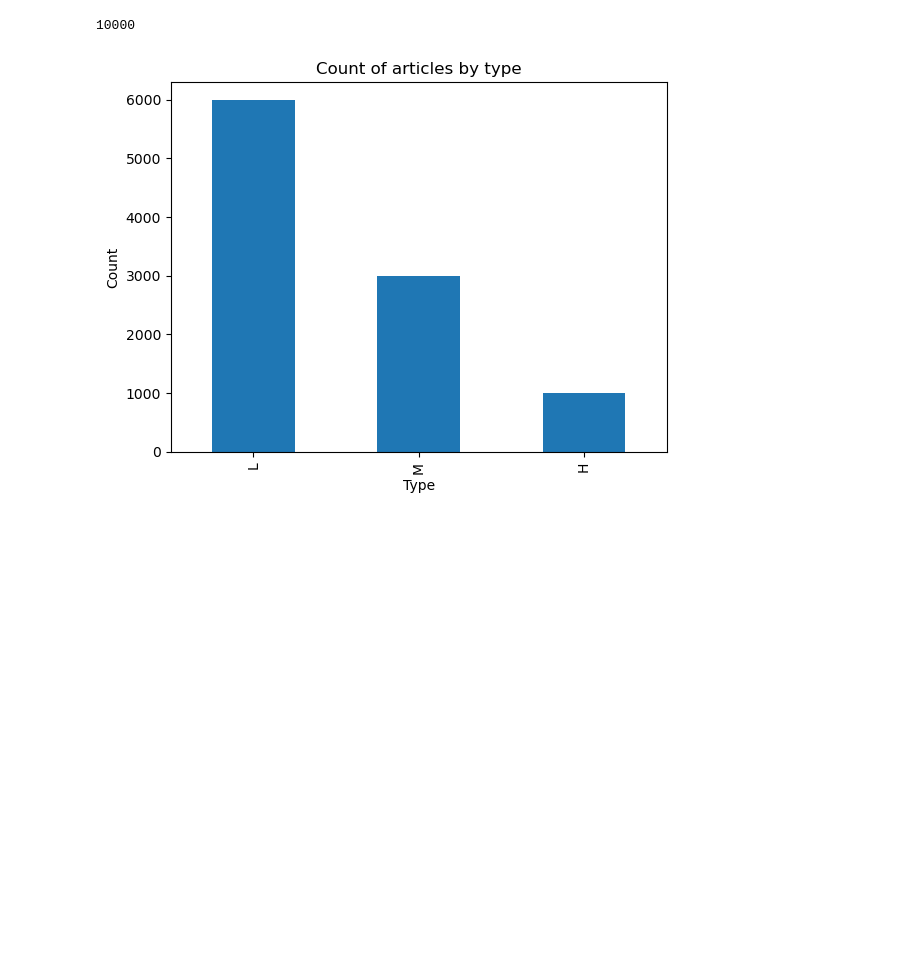
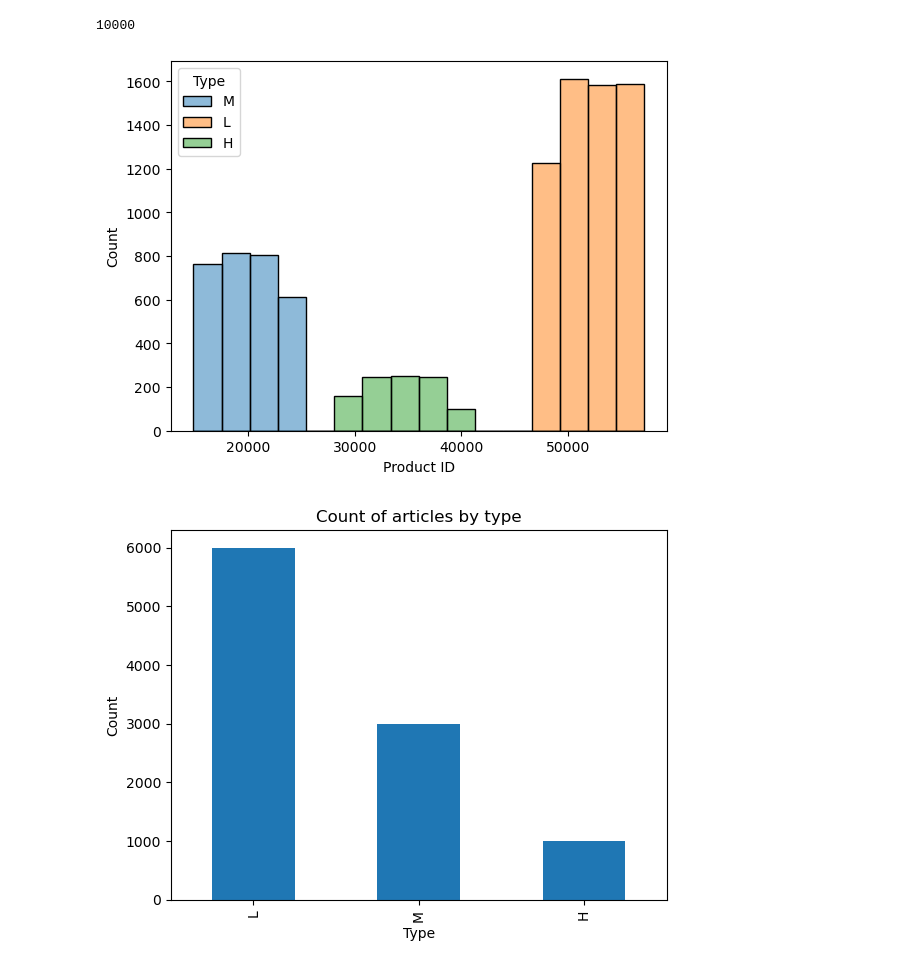
Before and after one commit to DiegoMZD/predictive_maintenance, a Jupyter notebook: notebooks/Data_Wrangling&EDA.ipynb, the cells around one changed output. Drawn from its saved outputs; the diff is of its cells as text; code cells hidden in the pictures; blank space fills up the shorter version.

```diff
--- a/notebooks/Data_Wrangling&EDA.ipynb
+++ b/notebooks/Data_Wrangling&EDA.ipynb
@@ -70,3 +85,8 @@ data["Product ID"].nunique()
+# %%
+sns.histplot(data = data, x = "Product ID", hue = "Type")
+plt.show()
+# %% [output]
+[figure, added]
 # %%
 # L, M, or H for low (50% of all products), medium (30%), and high (20%) as product quality variants
 data["Type"].value_counts().plot(kind = "bar")
```
Also changed, not shown: parts of 13 cells of this notebook.
